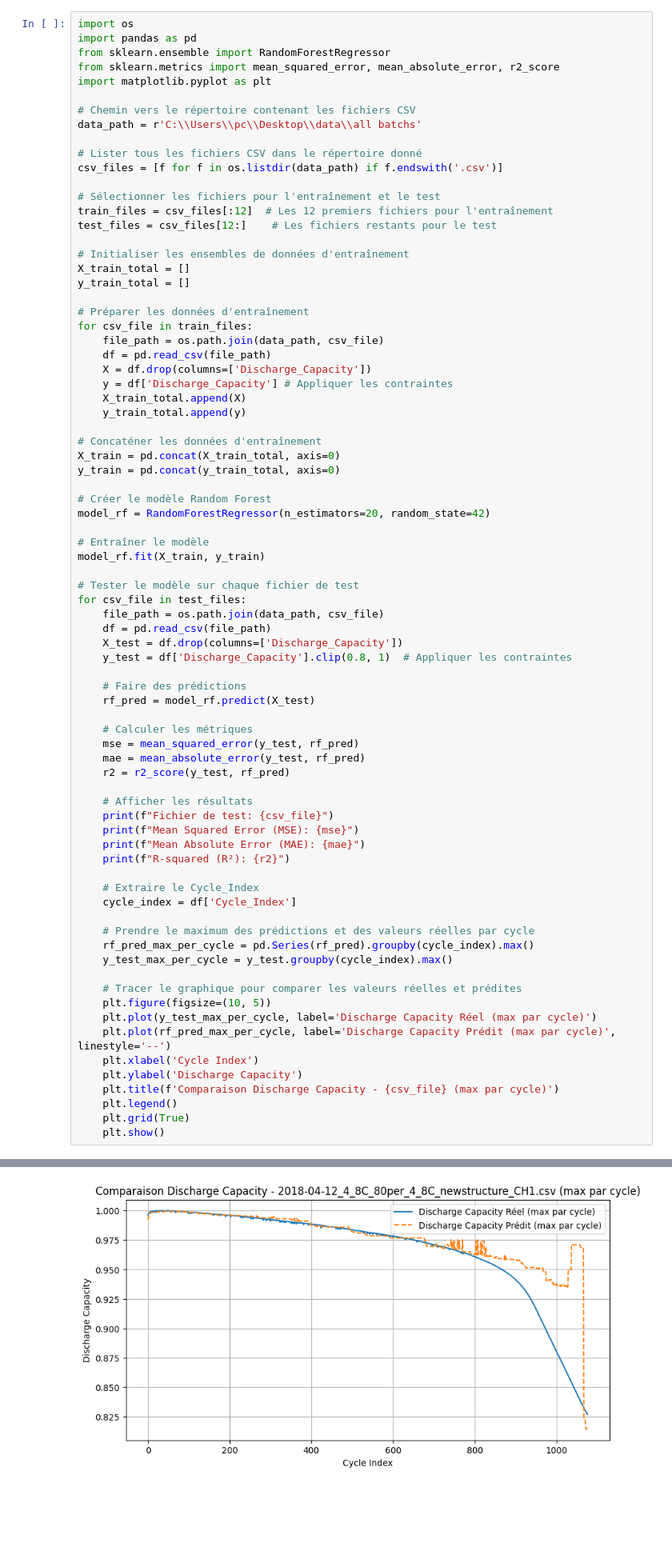
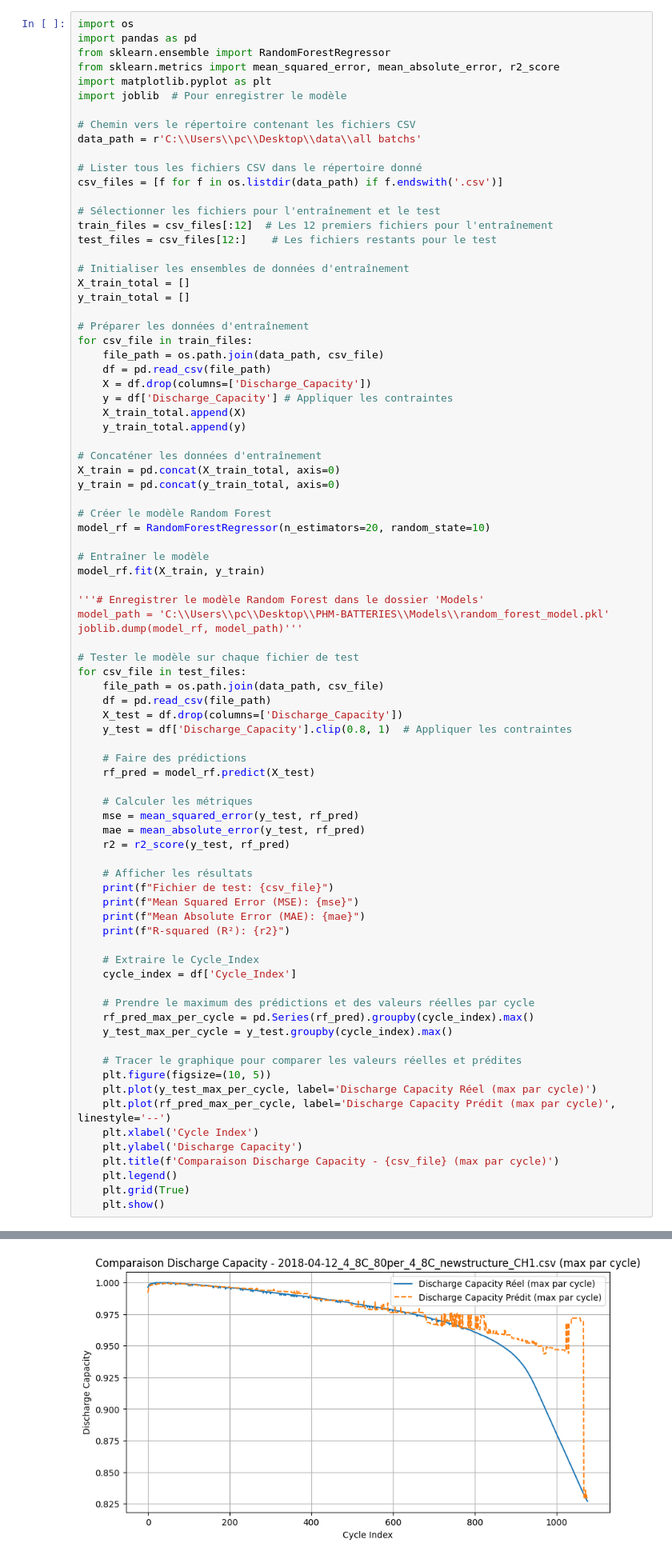
Before and after one commit to SalimMabed/PHM-Batteries, a Jupyter notebook: first_modele.ipynb, the cells around one changed output, grey strips where cells are left out. Shown at 80% size. Drawn from its saved outputs; the diff is of its cells as text; blank space fills up the shorter version.

```diff
--- a/first_modele.ipynb
+++ b/first_modele.ipynb
@@ -786,6 +726,7 @@ import pandas as pd
 from sklearn.ensemble import RandomForestRegressor
 from sklearn.metrics import mean_squared_error, mean_absolute_error, r2_score
 import matplotlib.pyplot as plt
+import joblib  # Pour enregistrer le modèle
 
 # Chemin vers le répertoire contenant les fichiers CSV
 data_path = r'C:\\Users\\pc\\Desktop\\data\\all batchs'
@@ -815,10 +756,14 @@ X_train = pd.concat(X_train_total, axis=0)
 y_train = pd.concat(y_train_total, axis=0)
 
 # Créer le modèle Random Forest
-model_rf = RandomForestRegressor(n_estimators=20, random_state=42)
+model_rf = RandomForestRegressor(n_estimators=20, random_state=10)
 
 # Entraîner le modèle
 model_rf.fit(X_train, y_train)
+
+'''# Enregistrer le modèle Random Forest dans le dossier 'Models'
+model_path = 'C:\\Users\\pc\\Desktop\\PHM-BATTERIES\\Models\\random_forest_model.pkl'
+joblib.dump(model_rf, model_path)'''
 
 # Tester le modèle sur chaque fichier de test
 for csv_file in test_files:
@@ -866,2 +811,2 @@ R-squared (R²): -125.75721268984657
-[figure, old version]
+[figure, new version]
 Fichier de test: 2018-04-12_4_8C_80per_4_8C_newstructure_CH17.csv
```
Also changed, not shown: parts of 2 cells of this notebook.
